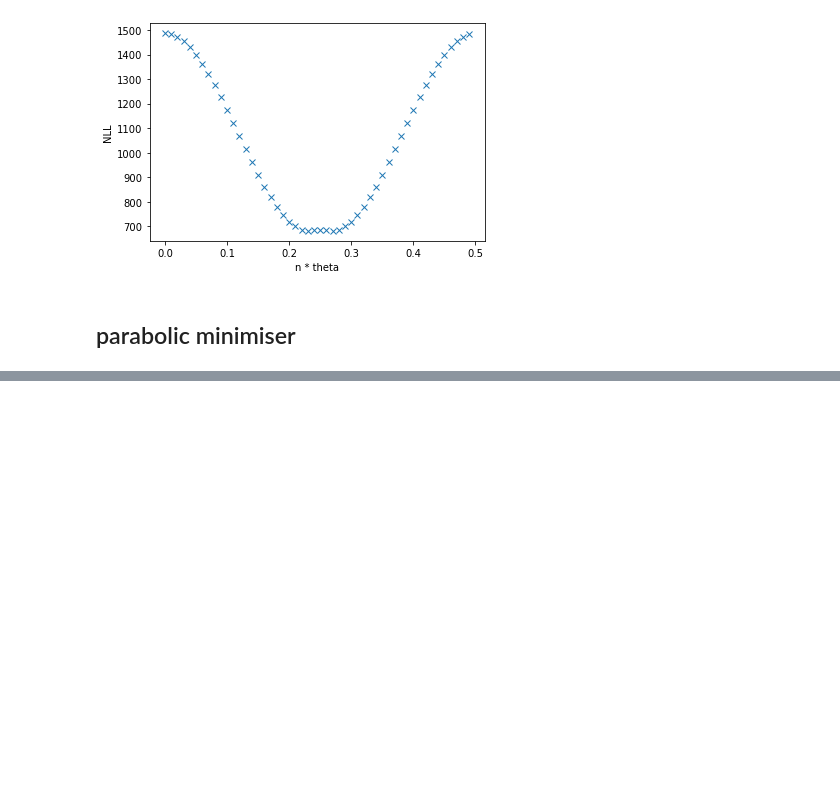
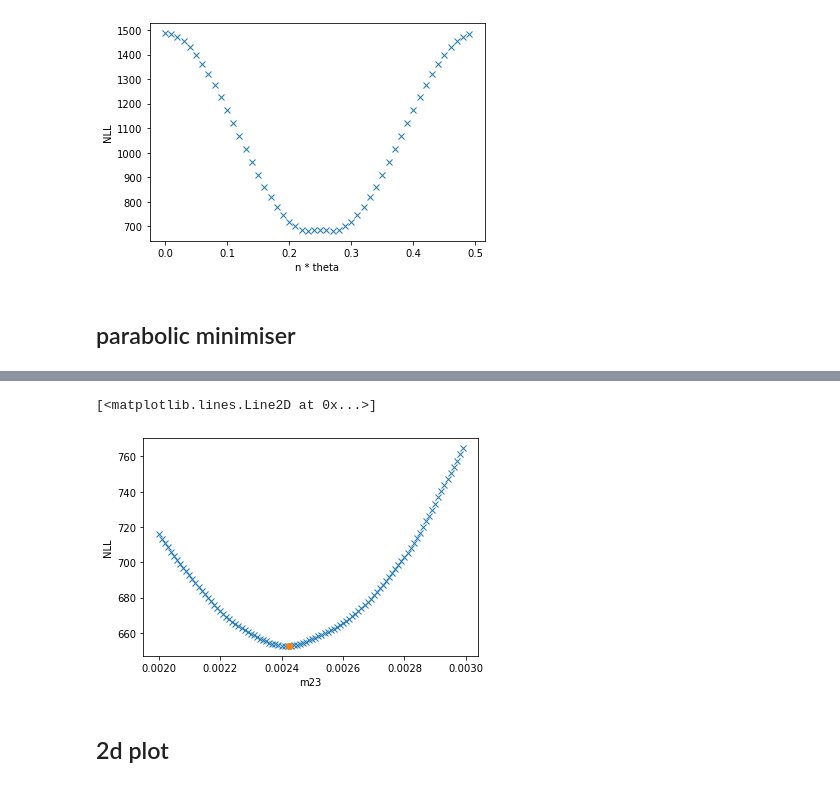
Before and after one commit to afyqeyzar/comp_proj, a Jupyter notebook: proj.ipynb, the cells around one changed output, grey strips where cells are left out. Saved outputs shown, nothing was run; the diff lists cells and outputs as text; code cells hidden in the pictures; blank space fills up the shorter version.

```diff
--- a/proj.ipynb
+++ b/proj.ipynb
@@ -161,5 +161,28 @@ def parabolic_minimiser(x0, x1, x2, min_limit = 0.001):
 
     #print(x0,x1,x2)
   return x3
+# %%
+def parabolic_minimiser_for_m23(x0, x1, x2, theta = np.pi/4, min_limit = 0.001):
+  change_in_x3 = 1
+
+  while change_in_x3 > min_limit:
+    #initial points
+    y0 = likelihood_function(event_prediction(energy_midpoints,theta,x0),data)
+    y1 = likelihood_function(event_prediction(energy_midpoints,theta,x1),data)
+    y2 = likelihood_function(event_prediction(energy_midpoints,theta,x2),data)
+    #print(y0,y1,y2)
+    x3 = get_x3(x0, x1, x2, y0, y1, y2)
+    change_in_x3 = abs(x2 - x3)
+    #print(x0,x1,x2)
+    #print(x3,change_in_x3)
+
+    #moving up one
+    x0 = x1
+    x1 = x2
+    x2 = x3
+
+
+    #print(x0,x1,x2)
+  return x3
 # %%
 # to plot minimum point
@@ -180,0 +216,11 @@ plt.plot(minimum_x,minimum_y,'o')
+# %%
+minimum_x_m23 = parabolic_minimiser_for_m23(2.0e-3, 2.2e-3, 2.8e-3)
+minimum_y_m23 = likelihood_function(event_prediction(energy_midpoints,np.pi/4,minimum_x_m23),data)
+# %%
+plot_NLL_for_m23(energy_midpoints, data)
+plt.plot(minimum_x_m23,minimum_y_m23,'o')
+# %% [output]
+[<matplotlib.lines.Line2D at 0x...>]
+[figure, added]
+# %% [markdown]
+## 2d plot
```
Also changed, not shown: parts of 9 cells of this notebook, 1 other file.
